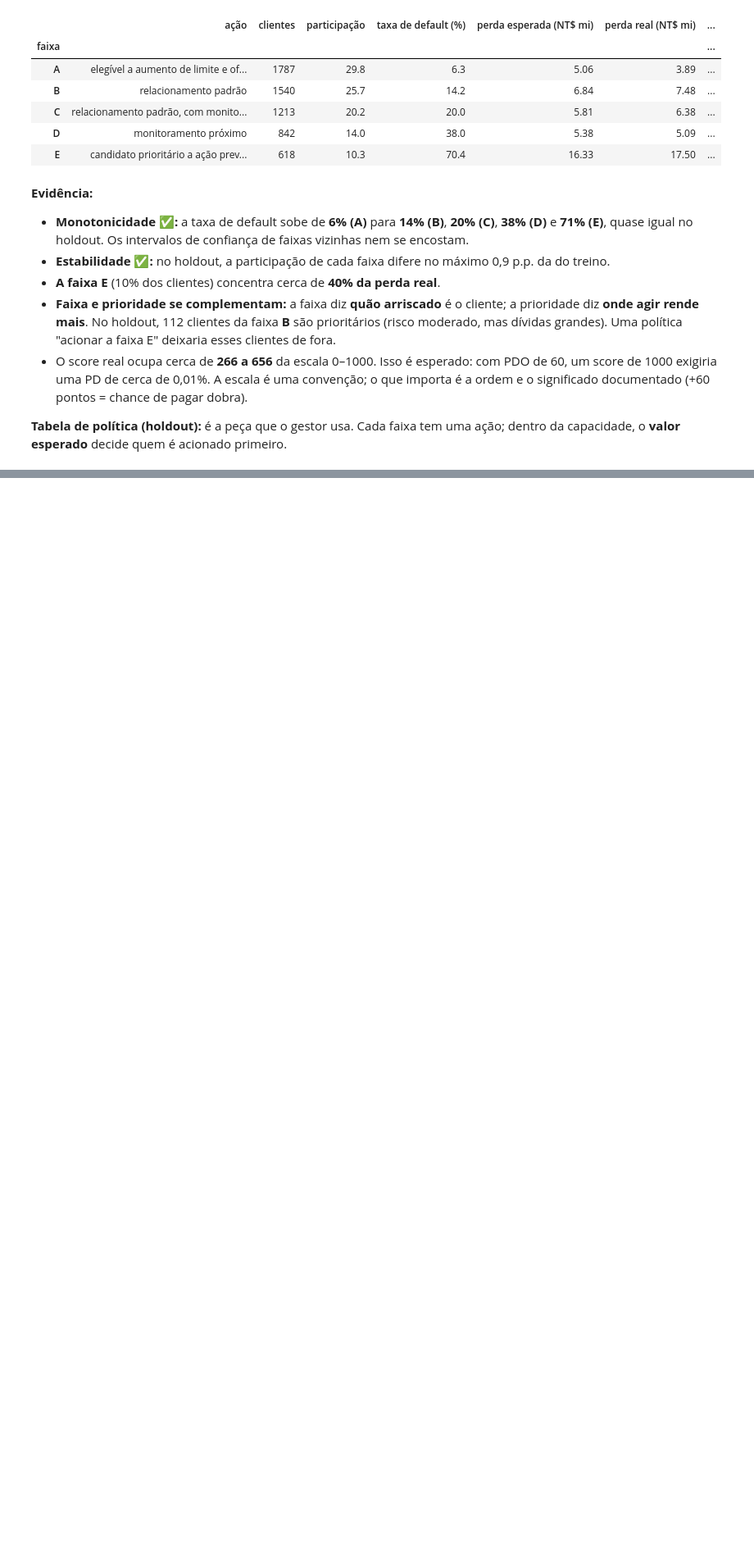
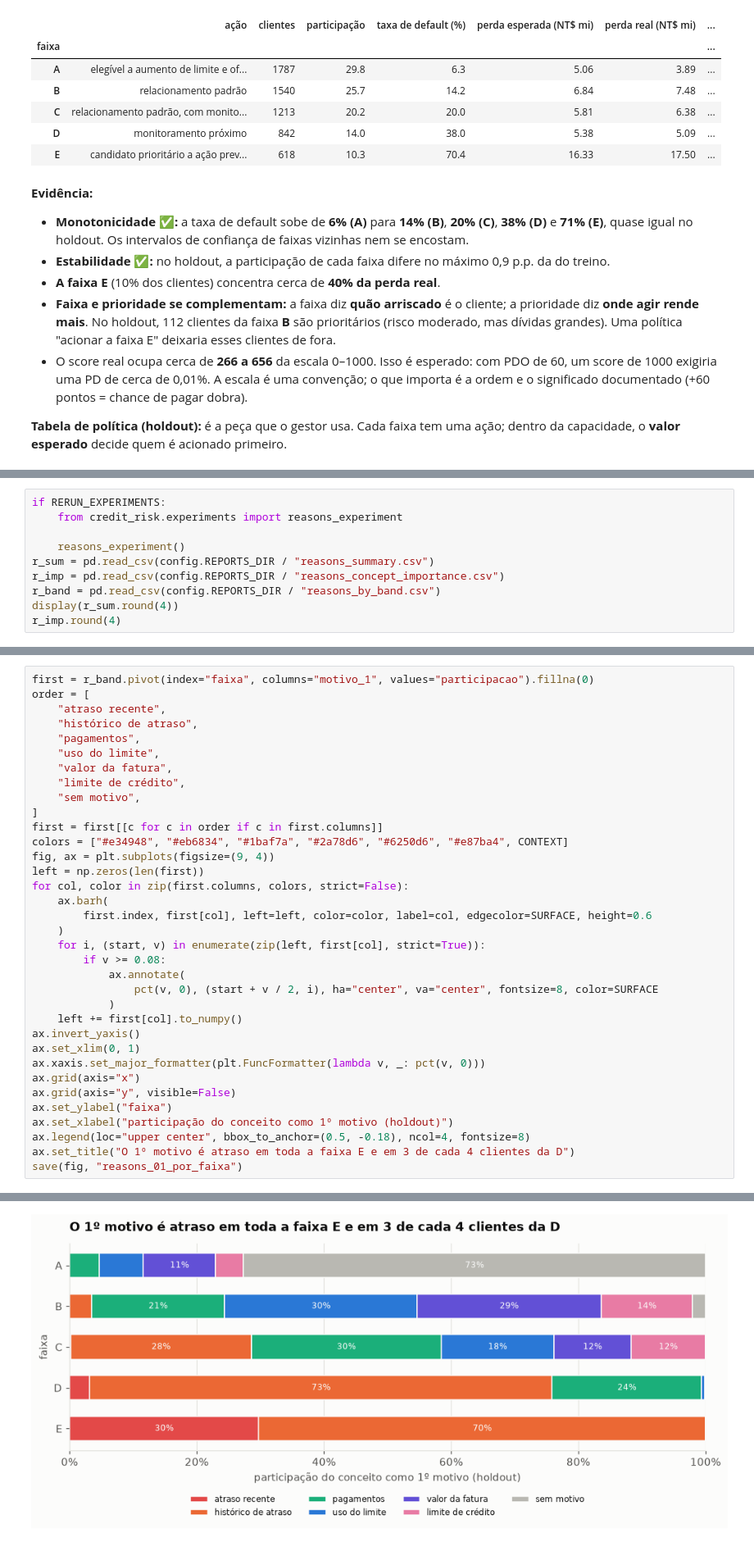
Before and after one commit to RToyoyama/credit-risk-semantix, a Jupyter notebook: notebooks/03_modelagem_e_decisao.ipynb, the cells around one changed output, grey strips where cells are left out. Shown at 82% size. Drawn from its saved outputs; the diff is of its cells as text; blank space fills up the shorter version.

```diff
--- a/notebooks/03_modelagem_e_decisao.ipynb
+++ b/notebooks/03_modelagem_e_decisao.ipynb
@@ -1312,0 +1327,10 @@ policy_table
+# %%
+if RERUN_EXPERIMENTS:
+    from credit_risk.experiments import reasons_experiment
+
+    reasons_experiment()
+r_sum = pd.read_csv(config.REPORTS_DIR / "reasons_summary.csv")
+r_imp = pd.read_csv(config.REPORTS_DIR / "reasons_concept_importance.csv")
+r_band = pd.read_csv(config.REPORTS_DIR / "reasons_by_band.csv")
+display(r_sum.round(4))
+r_imp.round(4)
@@ -1312,0 +1348,36 @@ policy_table
+# %%
+first = r_band.pivot(index="faixa", columns="motivo_1", values="participacao").fillna(0)
+order = [
+    "atraso recente",
+    "histórico de atraso",
+    "pagamentos",
+    "uso do limite",
+    "valor da fatura",
+    "limite de crédito",
+    "sem motivo",
+]
+first = first[[c for c in order if c in first.columns]]
+colors = ["#e34948", "#eb6834", "#1baf7a", "#2a78d6", "#6250d6", "#e87ba4", CONTEXT]
+fig, ax = plt.subplots(figsize=(9, 4))
+left = np.zeros(len(first))
+for col, color in zip(first.columns, colors, strict=False):
+    ax.barh(
+        first.index, first[col], left=left, color=color, label=col, edgecolor=SURFACE, height=0.6
+    )
+    for i, (start, v) in enumerate(zip(left, first[col], strict=True)):
+        if v >= 0.08:
+            ax.annotate(
+                pct(v, 0), (start + v / 2, i), ha="center", va="center", fontsize=8, color=SURFACE
+            )
+    left += first[col].to_numpy()
+ax.invert_yaxis()
+ax.set_xlim(0, 1)
+ax.xaxis.set_major_formatter(plt.FuncFormatter(lambda v, _: pct(v, 0)))
+ax.grid(axis="x")
+ax.grid(axis="y", visible=False)
+ax.set_ylabel("faixa")
+ax.set_xlabel("participação do conceito como 1º motivo (holdout)")
+ax.legend(loc="upper center", bbox_to_anchor=(0.5, -0.18), ncol=4, fontsize=8)
+ax.set_title("O 1º motivo é atraso em toda a faixa E e em 3 de cada 4 clientes da D")
+save(fig, "reasons_01_por_faixa")
+# %% [output]
@@ -1312,0 +1385 @@ policy_table
+[figure, added]
```
Also changed, not shown: parts of 5 cells of this notebook, 13 other files.
